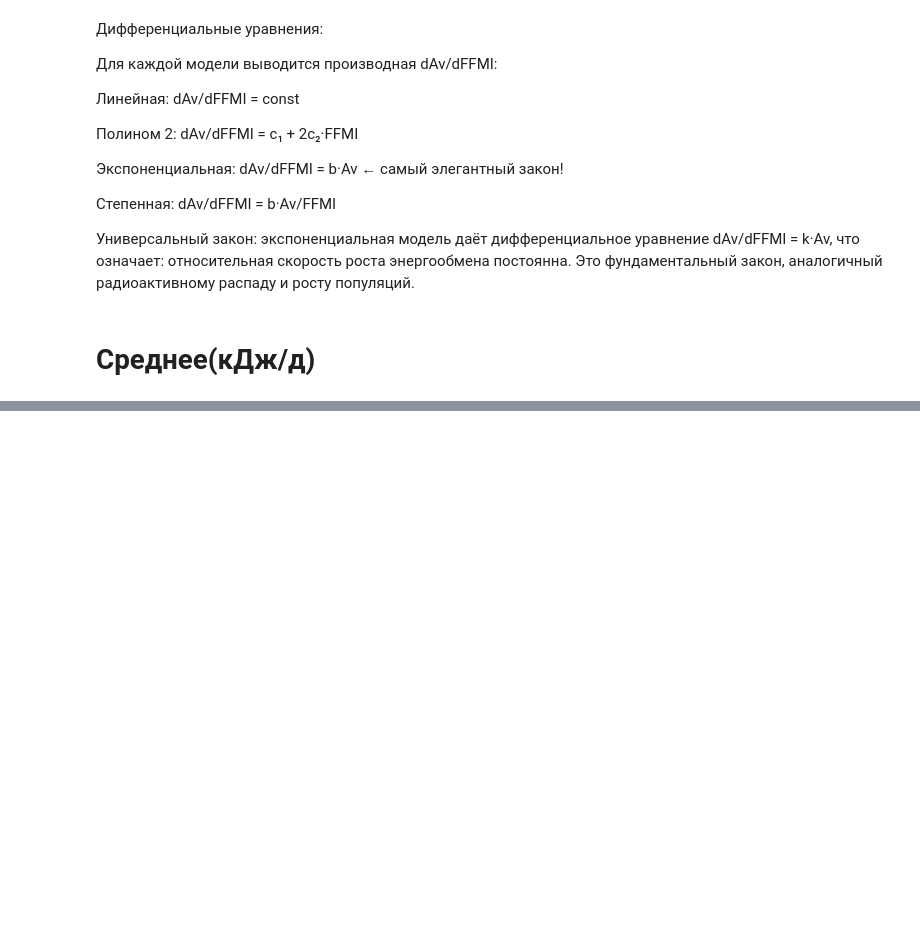
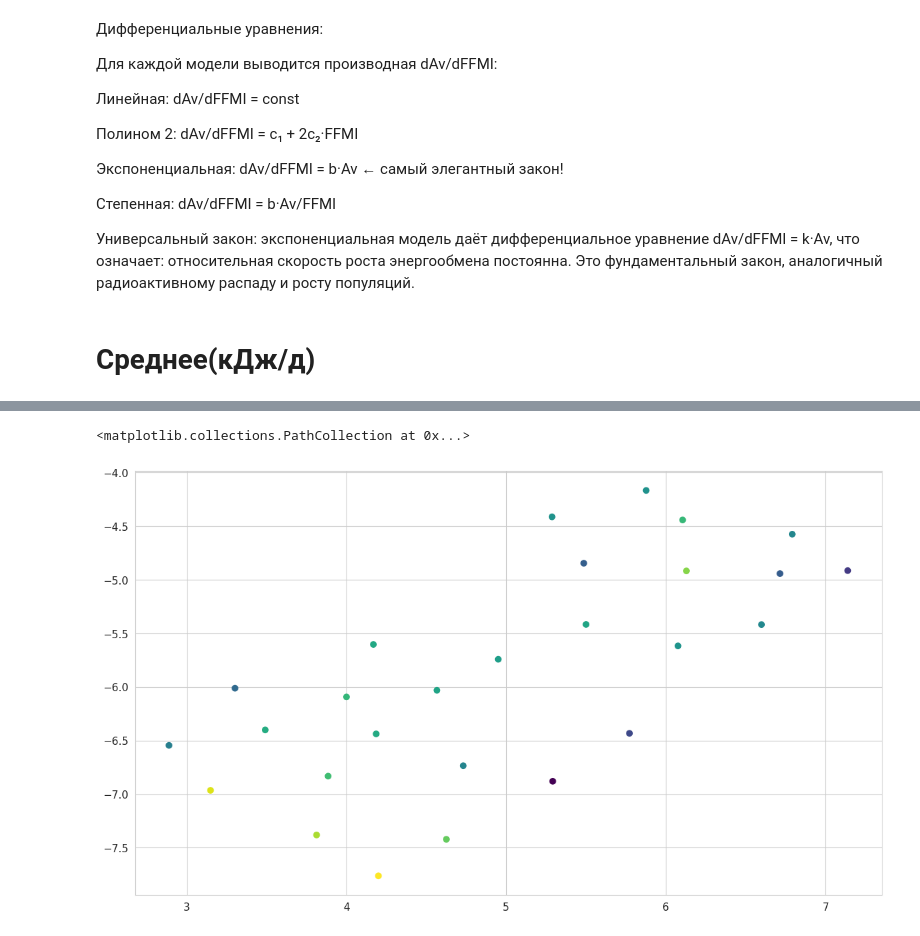
Before and after one commit to vn322/gtsolifk, a Jupyter notebook: регрессионный_анализ_с_попыткой_вывести_дифференциальное_уравнение.ipynb, the cells around one changed output, grey strips where cells are left out. Saved outputs shown, nothing was run; the diff lists cells and outputs as text; code cells hidden in the pictures; blank space fills up the shorter version.

```diff
--- a/регрессионный_анализ_с_попыткой_вывести_дифференциальное_уравнение.ipynb
+++ b/регрессионный_анализ_с_попыткой_вывести_дифференциальное_уравнение.ipynb
@@ -2552,0 +3023,8 @@ Av ~ a×exp(b×FFMI) (экспоненциальная)   -0.117855   0.979530
+# %%
+import umap
+reducer = umap.UMAP(n_components=2)
+X_umap = reducer.fit_transform(X_scaled)
+plt.scatter(X_umap[:, 0], X_umap[:, 1], c=y, cmap='viridis')
+# %% [output]
+<matplotlib.collections.PathCollection at 0x...>
+[figure, added]
```
Also changed, not shown: parts of 10 cells of this notebook.
